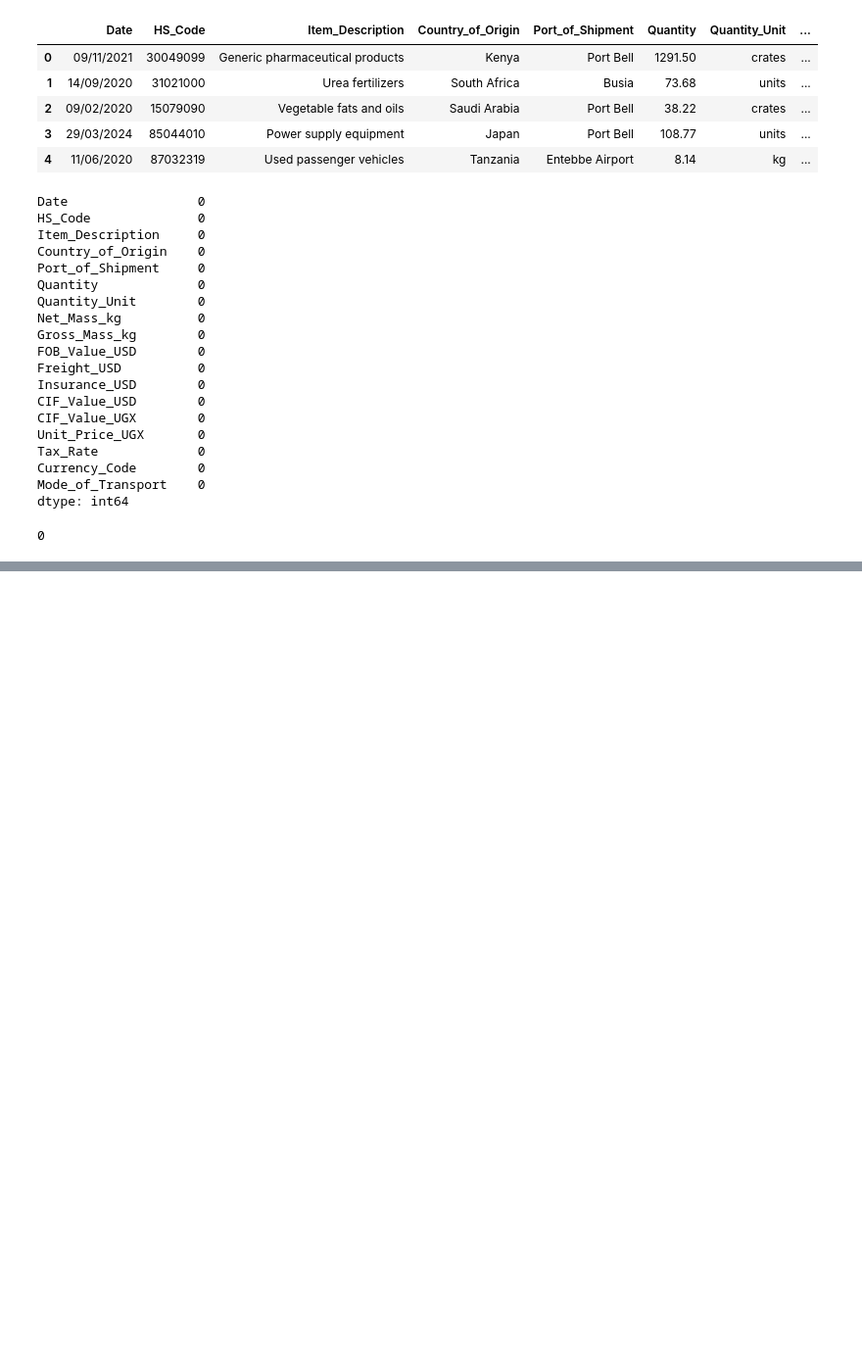
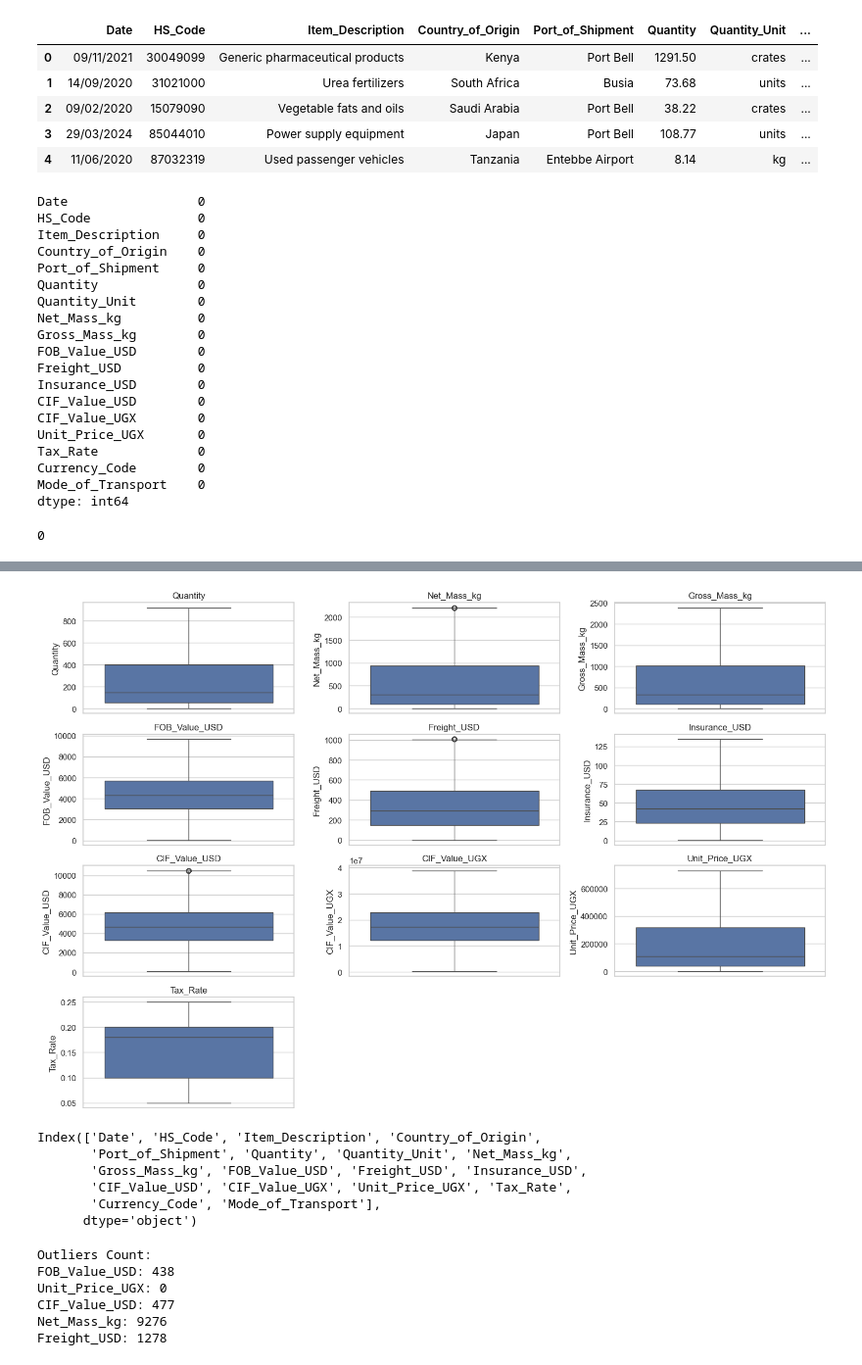
Before and after one commit to sentongo-web/MSDS, a Jupyter notebook: uganda_trade.ipynb, the cells around one changed output, grey strips where cells are left out. Shown at 98% size. Saved outputs shown, nothing was run; the diff lists cells and outputs as text; code cells hidden in the pictures; blank space fills up the shorter version.

```diff
--- a/uganda_trade.ipynb
+++ b/uganda_trade.ipynb
@@ -810,0 +906,69 @@ test_data.duplicated().sum()
+# %%
+
+plt.figure(figsize=(15, 10))  # Adjusting figure size as needed
+num_cols = len(test_data.select_dtypes(include=['float64']).columns)
+# Calculate the number of rows and columns for subplots
+num_rows = (num_cols + 2) // 3  # Ensure enough rows to accommodate all columns
+
+for i, col in enumerate(test_data.select_dtypes(include=['float64']).columns):
+    plt.subplot(num_rows, 3, i + 1)  # Dynamically adjust subplot grid
+    sns.boxplot(y=test_data[col])
+    plt.title(col)
+    plt.tight_layout()  # Adjust spacing between subplots
+
+plt.show()
+# %% [output]
+[figure, added]
+# %%
+test_data.columns
+# %% [output]
+Index(['Date', 'HS_Code', 'Item_Description', 'Country_of_Origin',
+       'Port_of_Shipment', 'Quantity', 'Quantity_Unit', 'Net_Mass_kg',
+       'Gross_Mass_kg', 'FOB_Value_USD', 'Freight_USD', 'Insurance_USD',
+       'CIF_Value_USD', 'CIF_Value_UGX', 'Unit_Price_UGX', 'Tax_Rate',
+       'Currency_Code', 'Mode_of_Transport'],
+      dtype='object')
+# %%
+# Define updated outlier bounds from earlier summary
+outlier_bounds = {
+    'FOB_Value_USD': (-951.445, 9659.695),
+    'Unit_Price_UGX': (-383842.1, 741148.5),
+    'CIF_Value_USD': (-1016.565, 10502.78),
+    'Net_Mass_kg': (-1167.736, 2204.794),
+    'Freight_USD': (-367.6712, 1006.459),
+}
+
+# Function to detect outliers based on the bounds dictionary
+def detect_outliers(df, column, lower, upper):
+    return df[(df[column] < lower) | (df[column] > upper)]
+
+# Apply the function to each specified column
+outliers_fob = detect_outliers(data, 'FOB_Value_USD', *outlier_bounds['FOB_Value_USD'])
+outliers_price = detect_outliers(data, 'Unit_Price_UGX', *outlier_bounds['Unit_Price_UGX'])
+outliers_cif = detect_outliers(data, 'CIF_Value_USD', *outlier_bounds['CIF_Value_USD'])
+outliers_net_mass = detect_outliers(data, 'Net_Mass_kg', *outlier_bounds['Net_Mass_kg'])
+outliers_freight = detect_outliers(data, 'Freight_USD', *outlier_bounds['Freight_USD'])
+
+# Combine all outlier indices (optional if you want to drop or analyze together)
+all_outlier_indices = pd.concat([
+    outliers_fob, outliers_price, outliers_cif,
+    outliers_net_mass, outliers_freight
+]).index.unique()
+
+# Output the number of outliers for each
+print("Outliers Count:")
+print(f"FOB_Value_USD: {outliers_fob.shape[0]}")
+print(f"Unit_Price_UGX: {outliers_price.shape[0]}")
+print(f"CIF_Value_USD: {outliers_cif.shape[0]}")
+print(f"Net_Mass_kg: {outliers_net_mass.shape[0]}")
+print(f"Freight_USD: {outliers_freight.shape[0]}")
+
+# Optional: Drop outliers from original data
+# data_cleaned = data.drop(index=all_outlier_indices)
+# %% [output]
+Outliers Count:
+FOB_Value_USD: 438
+Unit_Price_UGX: 0
+CIF_Value_USD: 477
+Net_Mass_kg: 9276
+Freight_USD: 1278
```
Also changed, not shown: parts of 3 cells of this notebook.
